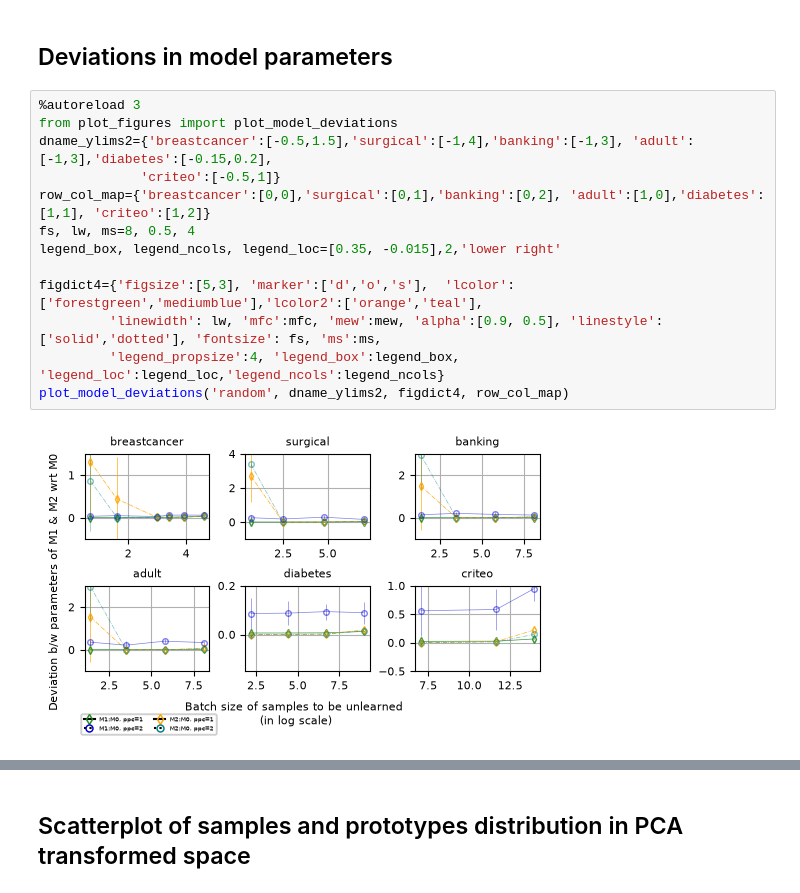
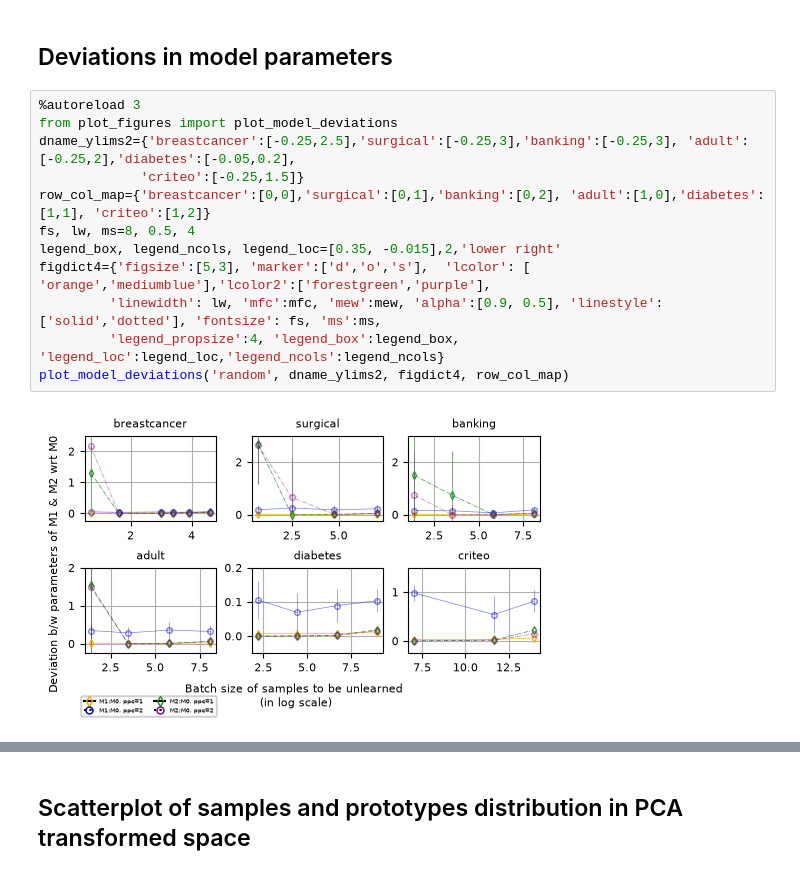
Before and after one commit to SrGh31/unlearn-lvq, a Jupyter notebook: notebooks/pred_analysis_unlearn.ipynb, the cells around one changed output, grey strips where cells are left out. Saved outputs shown, nothing was run; the diff lists cells and outputs as text.

```diff
--- a/notebooks/pred_analysis_unlearn.ipynb
+++ b/notebooks/pred_analysis_unlearn.ipynb
@@ -49,18 +49,17 @@ path ['', 'mnt', 'nvme1n1p2', 'codes_datasets', 'toolboxes', 'unlearn-lvq', 'not
 # %%
 %autoreload 3
 from plot_figures import plot_model_deviations
-dname_ylims2={'breastcancer':[-0.5,1.5],'surgical':[-1,4],'banking':[-1,3], 'adult':[-1,3],'diabetes':[-0.15,0.2],
-             'criteo':[-0.5,1]}
+dname_ylims2={'breastcancer':[-0.25,2.5],'surgical':[-0.25,3],'banking':[-0.25,3], 'adult':[-0.25,2],'diabetes':[-0.05,0.2],
+             'criteo':[-0.25,1.5]}
 row_col_map={'breastcancer':[0,0],'surgical':[0,1],'banking':[0,2], 'adult':[1,0],'diabetes':[1,1], 'criteo':[1,2]}
 fs, lw, ms=8, 0.5, 4
 legend_box, legend_ncols, legend_loc=[0.35, -0.015],2,'lower right'
-
-figdict4={'figsize':[5,3], 'marker':['d','o','s'],  'lcolor': ['forestgreen','mediumblue'],'lcolor2':['orange','teal'],
+figdict4={'figsize':[5,3], 'marker':['d','o','s'],  'lcolor': [ 'orange','mediumblue'],'lcolor2':['forestgreen','purple'],
          'linewidth': lw, 'mfc':mfc, 'mew':mew, 'alpha':[0.9, 0.5], 'linestyle':['solid','dotted'], 'fontsize': fs, 'ms':ms,
          'legend_propsize':4, 'legend_box':legend_box, 'legend_loc':legend_loc,'legend_ncols':legend_ncols}
 plot_model_deviations('random', dname_ylims2, figdict4, row_col_map)
 # %% [output]
-[figure, old version]
+[figure, new version]
 # %%
 %autoreload 3
 dname=dname_all[1]
```
Also changed, not shown: parts of 7 cells of this notebook, 22 other files.
